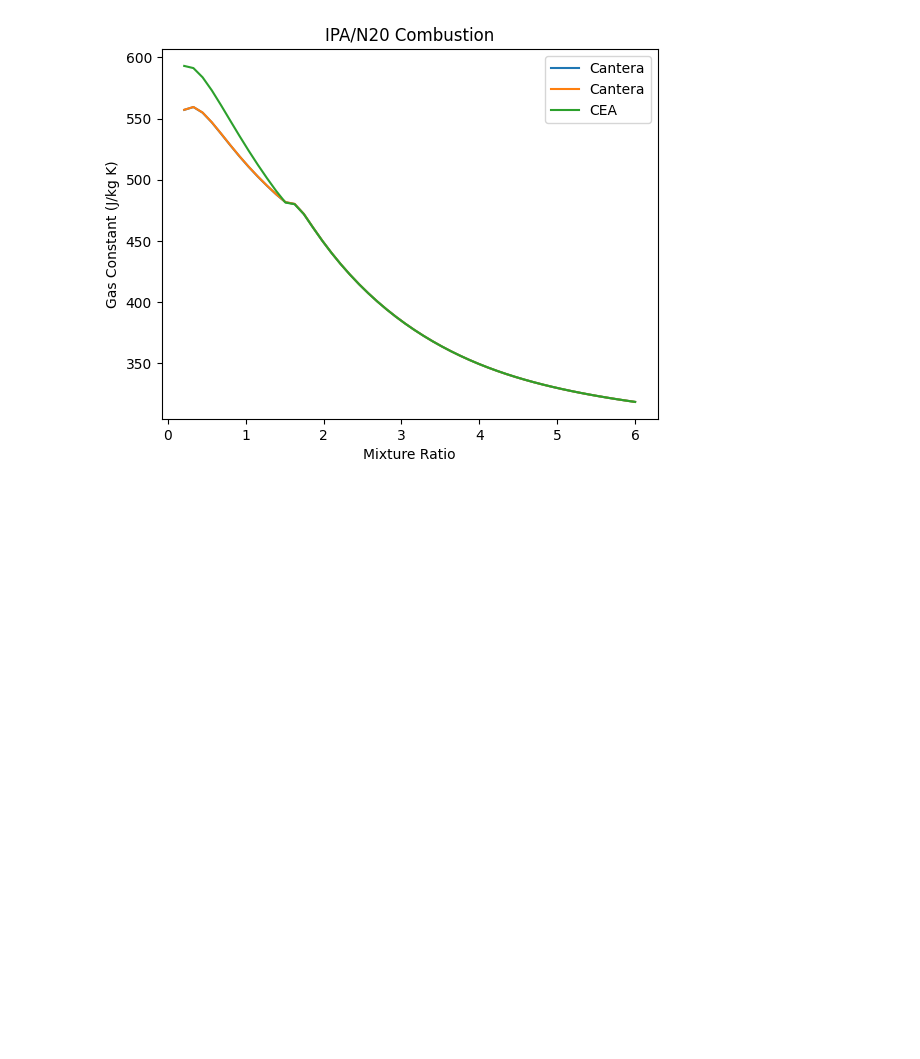
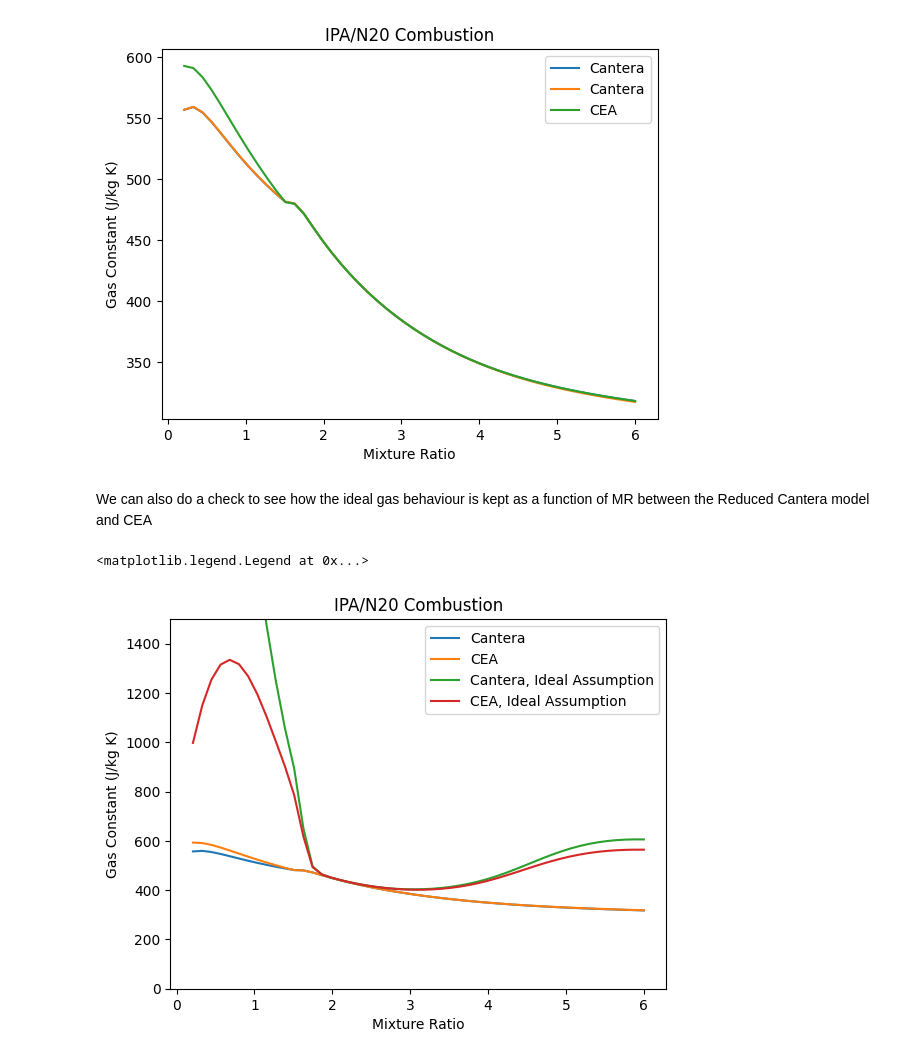
Before and after one commit to EliasAoubala/turboRocket, a Jupyter notebook: docs/cantera/cantera_modelling.ipynb, the cells around one changed output. Cells and saved outputs as stored; diff of their text form; code cells hidden in the pictures; blank space fills up the shorter version.

```diff
--- a/docs/cantera/cantera_modelling.ipynb
+++ b/docs/cantera/cantera_modelling.ipynb
@@ -708,6 +711,23 @@ plt.legend()
 # %% [output]
 <matplotlib.legend.Legend at 0x...>
 [figure]
+# %% [markdown]
+We can also do a check to see how the ideal gas behaviour is kept as a function of MR between the Reduced Cantera model and CEA
+# %%
+plt.plot(MR, R_can_2, label="Cantera")
+plt.plot(MR, R_cea, label="CEA")
+
+plt.plot(MR, cp_can_2 - cv_can_2, label="Cantera, Ideal Assumption")
+plt.plot(MR, cp_cea - cv_cea, label="CEA, Ideal Assumption")
+
+plt.xlabel("Mixture Ratio")
+plt.ylabel("Gas Constant (J/kg K)")
+plt.ylim([0,1500])
+plt.title("IPA/N20 Combustion")
+plt.legend()
+# %% [output]
+<matplotlib.legend.Legend at 0x...>
+[figure, added]
 # %%
 plt.plot(MR, gamma_can, label="Cantera")
 plt.plot(MR, gamma_can_2, label="Cantera Reduced")
```
Also changed, not shown: parts of 14 cells of this notebook, 4 other files.
